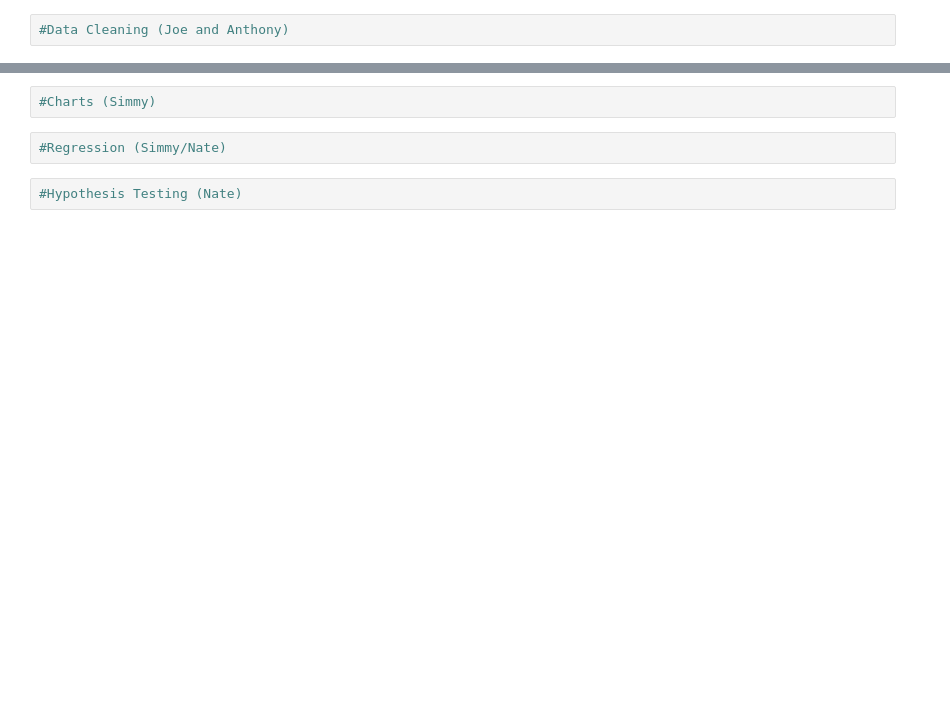
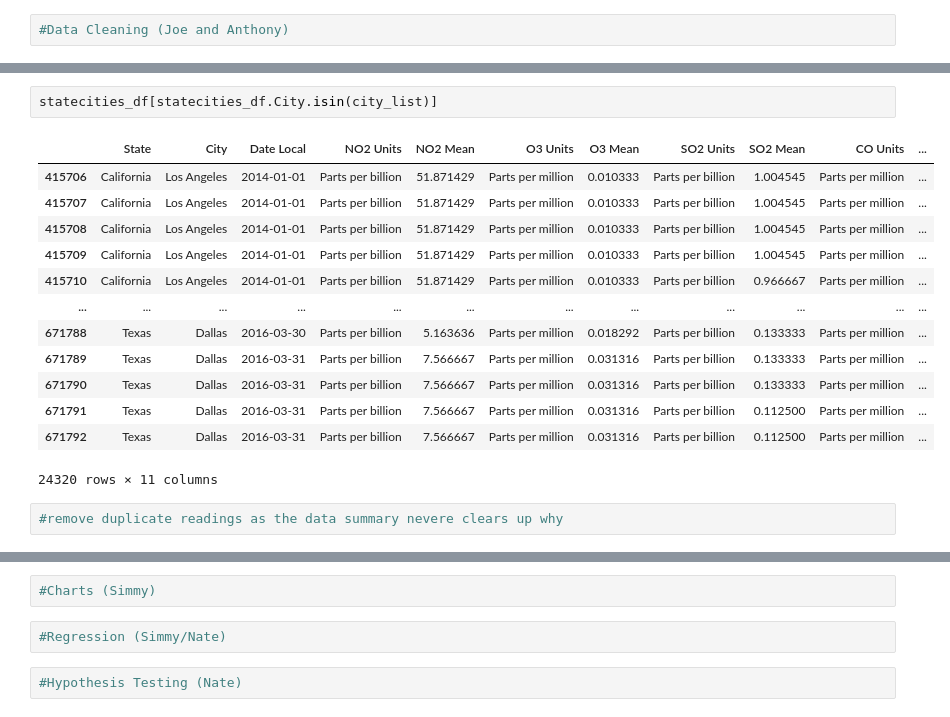
Before and after one commit to jpraasch/GroupProject1, a Jupyter notebook: Data_Analysis.ipynb, the cells around one changed output, grey strips where cells are left out. Cells and saved outputs as stored; diff of their text form; blank space fills up the shorter version.

```diff
--- a/Data_Analysis.ipynb
+++ b/Data_Analysis.ipynb
@@ -6,0 +61,18 @@
+# %%
+statecities_df[statecities_df.City.isin(city_list)]
+# %% [output]
+|  | State | City | Date Local | NO2 Units | NO2 Mean | O3 Units | O3 Mean | SO2 Units | SO2 Mean | CO Units | ... |
+| 415706 | California | Los Angeles | 2014-01-01 | Parts per billion | 51.871429 | Parts per million | 0.010333 | Parts per billion | 1.004545 | Parts per million | ... |
+| 415707 | California | Los Angeles | 2014-01-01 | Parts per billion | 51.871429 | Parts per million | 0.010333 | Parts per billion | 1.004545 | Parts per million | ... |
+| 415708 | California | Los Angeles | 2014-01-01 | Parts per billion | 51.871429 | Parts per million | 0.010333 | Parts per billion | 1.004545 | Parts per million | ... |
+| 415709 | California | Los Angeles | 2014-01-01 | Parts per billion | 51.871429 | Parts per million | 0.010333 | Parts per billion | 1.004545 | Parts per million | ... |
+| 415710 | California | Los Angeles | 2014-01-01 | Parts per billion | 51.871429 | Parts per million | 0.010333 | Parts per billion | 0.966667 | Parts per million | ... |
+| ... | ... | ... | ... | ... | ... | ... | ... | ... | ... | ... | ... |
+| 671788 | Texas | Dallas | 2016-03-30 | Parts per billion | 5.163636 | Parts per million | 0.018292 | Parts per billion | 0.133333 | Parts per million | ... |
+| 671789 | Texas | Dallas | 2016-03-31 | Parts per billion | 7.566667 | Parts per million | 0.031316 | Parts per billion | 0.133333 | Parts per million | ... |
+| 671790 | Texas | Dallas | 2016-03-31 | Parts per billion | 7.566667 | Parts per million | 0.031316 | Parts per billion | 0.133333 | Parts per million | ... |
+| 671791 | Texas | Dallas | 2016-03-31 | Parts per billion | 7.566667 | Parts per million | 0.031316 | Parts per billion | 0.112500 | Parts per million | ... |
+| 671792 | Texas | Dallas | 2016-03-31 | Parts per billion | 7.566667 | Parts per million | 0.031316 | Parts per billion | 0.112500 | Parts per million | ... |
+24320 rows × 11 columns
+# %%
+#remove duplicate readings as the data summary nevere clears up why
```
Also changed, not shown: parts of 11 cells of this notebook, 3 other files.
